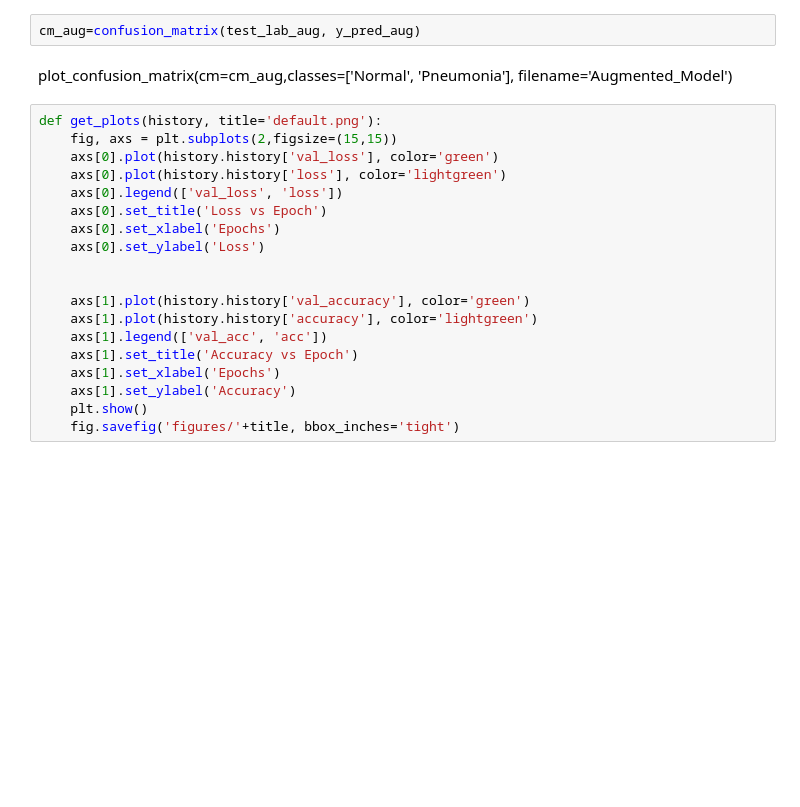
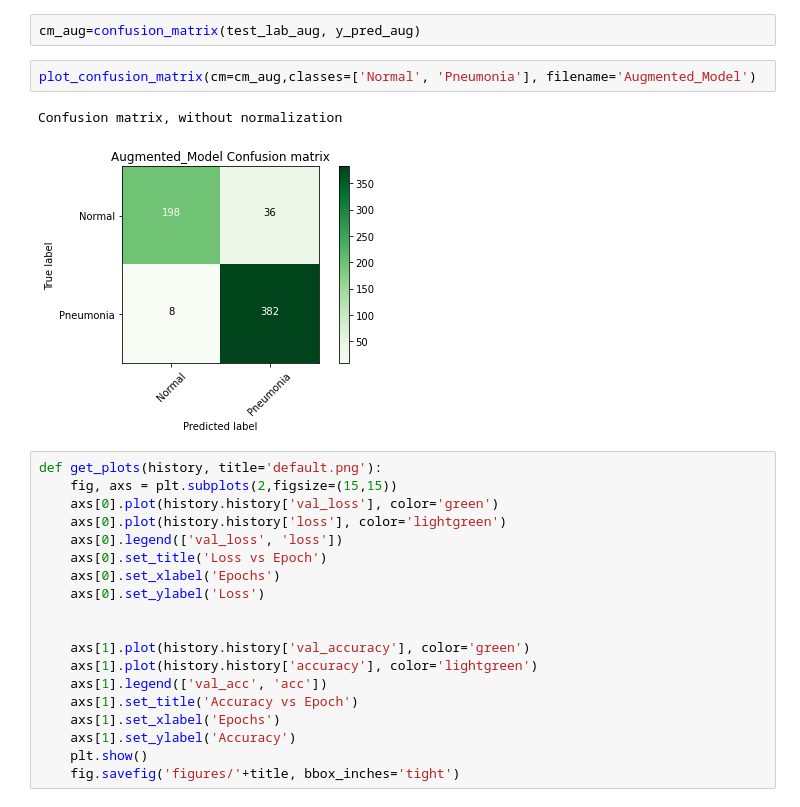
Before and after one commit to aggie2411/Detecting_Pneumonia, a Jupyter notebook: project.ipynb, the cells around one changed output. Cells and saved outputs as stored; diff of their text form; blank space fills up the shorter version.

```diff
--- a/project.ipynb
+++ b/project.ipynb
@@ -736,8 +772,11 @@ print(classification_report(test_lab_aug, y_pred_aug, labels=[0,1]))
 weighted avg       0.93      0.93      0.93       624
 # %%
 cm_aug=confusion_matrix(test_lab_aug, y_pred_aug)
-# %% [markdown]
-plot_confusion_matrix(cm=cm_aug,classes=['Normal', 'Pneumonia'], filename='Augmented_Model')
+# %%
+plot_confusion_matrix(cm=cm_aug,classes=['Normal', 'Pneumonia'], filename='Augmented_Model')
+# %% [output]
+Confusion matrix, without normalization
+[figure, added]
 # %%
 def get_plots(history, title='default.png'):
     fig, axs = plt.subplots(2,figsize=(15,15))
```
Also changed, not shown: parts of 13 cells of this notebook, 2 other files.
